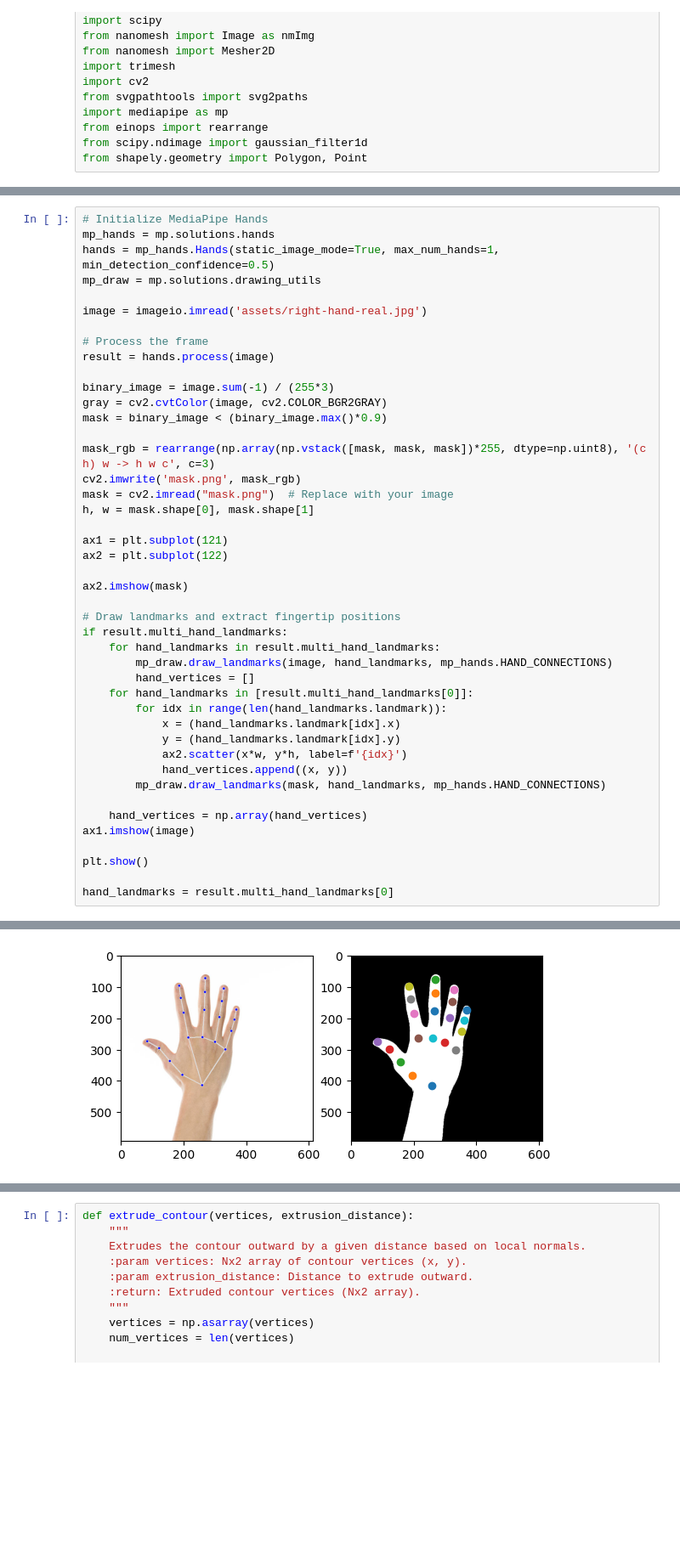
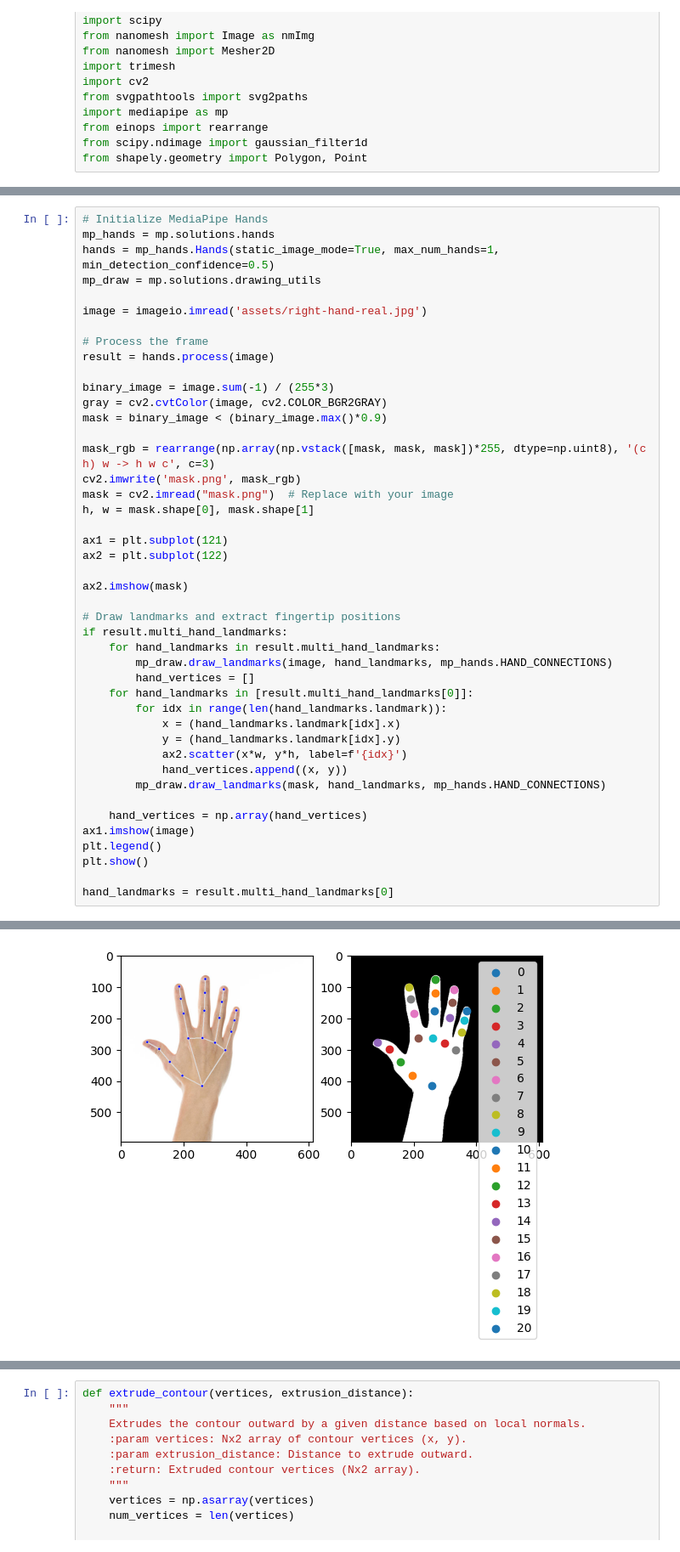
Before and after one commit to AntheaLi/match-hand, a Jupyter notebook: outer_path_deform.ipynb, the cells around one changed output, grey strips where cells are left out. Shown: that part at 85% size. Cells and saved outputs as stored; diff of their text form; blank space fills up the shorter version.

```diff
--- a/outer_path_deform.ipynb
+++ b/outer_path_deform.ipynb
@@ -89,7 +95,7 @@ if result.multi_hand_landmarks:
 
     hand_vertices = np.array(hand_vertices)
 ax1.imshow(image)
-
+plt.legend()
 plt.show()
 
 hand_landmarks = result.multi_hand_landmarks[0]
@@ -104,4 +103,4 @@ W0000 00:00:1732918137.550074 2936264 landmark_projection_calculator.cc:186] Usi
-[figure, old version]
+[figure, new version]
 # %%
 
 def get_finger_rectangle_patch(landmarks, mask, finger_indices):
```
Also changed, not shown: parts of 9 cells of this notebook, 12 other files.
